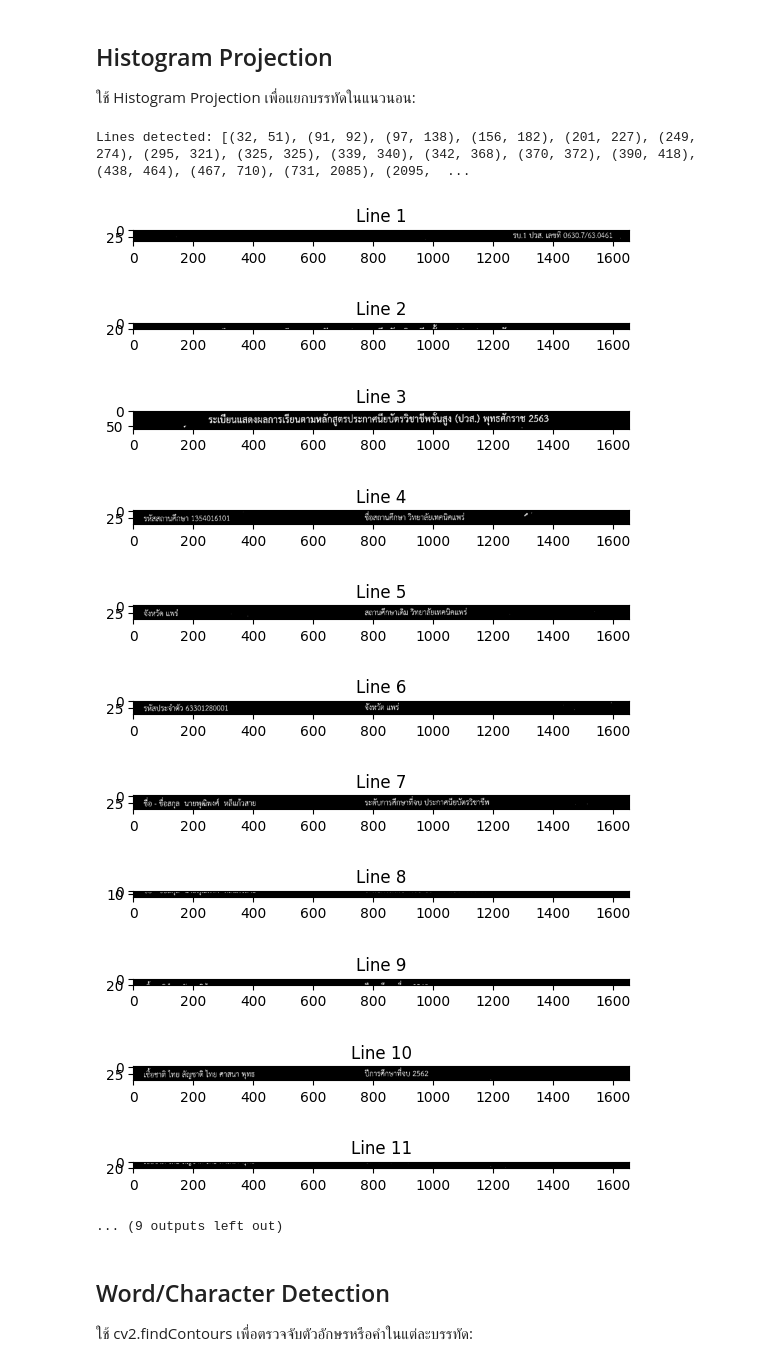
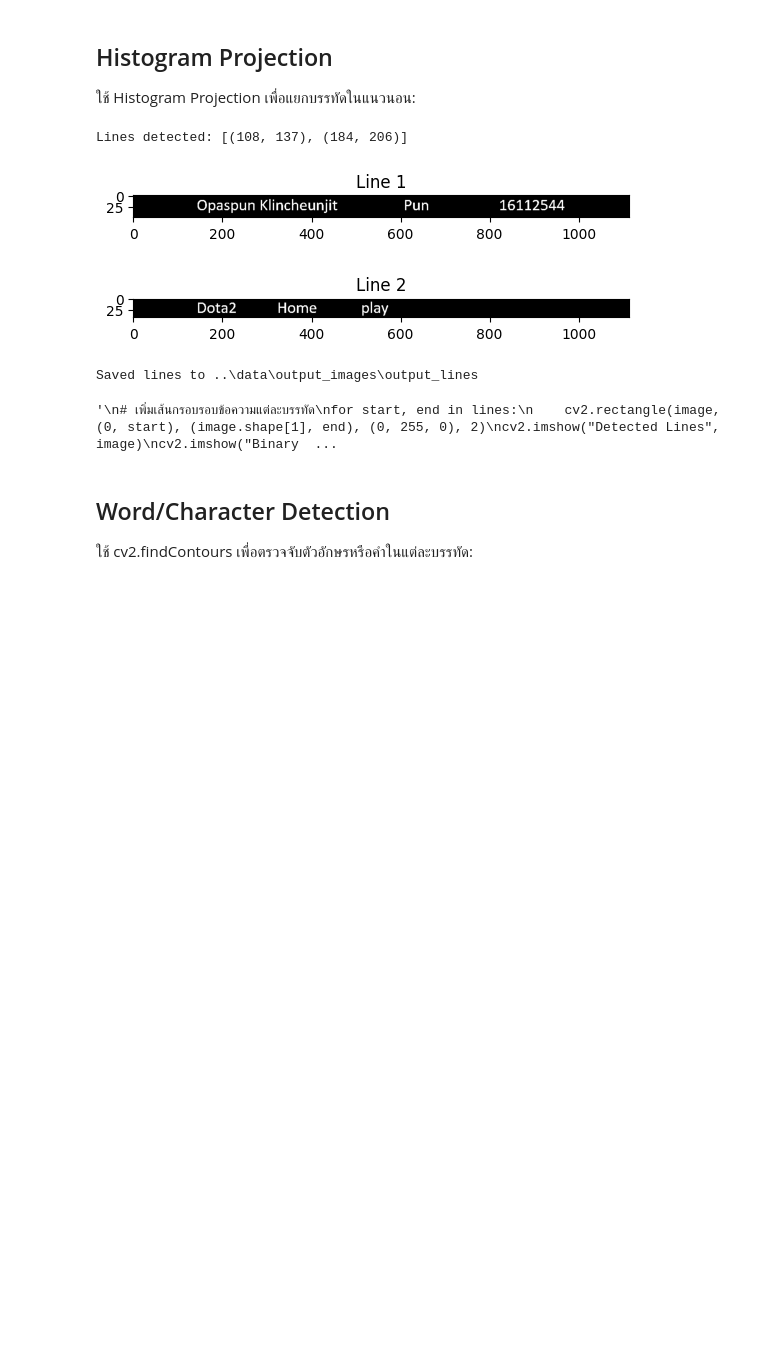
Before and after one commit to kunimpan/ocr-engine-python, a Jupyter notebook: scripts/line_detection_V2.ipynb, the cells around one changed output. Cells and saved outputs as stored; diff of their text form; code cells hidden in the pictures; blank space fills up the shorter version.

```diff
--- a/scripts/line_detection_V2.ipynb
+++ b/scripts/line_detection_V2.ipynb
@@ -18,7 +18,8 @@ output_folder.mkdir(exist_ok=True)
 #image = cv2.imread("../data/test_images/line_detection/test_a_to_z_3.jpg")
 #image = cv2.imread("../data/test_images/line_detection/testAtoZ_1.jpg")
 #image = cv2.imread("../data/test_images/line_detection/0to9_2.jpg")
-image = cv2.imread("../data/test_images/transcript/aun_20240817_0001.jpg")
+#image = cv2.imread("../data/test_images/transcript/aun_20240817_0001.jpg")
+image = cv2.imread("../data/test_images/word_images/word_3.jpg")
 if image is None:
     raise FileNotFoundError("ไม่พบไฟล์ภาพ กรุณาตรวจสอบเส้นทางของไฟล์")
 
@@ -66,46 +67,38 @@ for start, end in lines:
     padded_end = min(binary_image.shape[0], end + padding)
     line_img = binary_image[padded_start:padded_end, :]
     line_images.append(line_img)
 
 for idx, line_img in enumerate(line_images):
     file_path = output_folder / f"line_{idx + 1}.png"
     cv2.imwrite(str(file_path), line_img)
     plt.figure()
     plt.imshow(line_img, cmap="gray")
     plt.title(f"Line {idx + 1}")
     plt.show()
 print(f"Saved lines to {output_folder}")
 
 '''
 # เพิ่มเส้นกรอบรอบข้อความแต่ละบรรทัด
 for start, end in lines:
     cv2.rectangle(image, (0, start), (image.shape[1], end), (0, 255, 0), 2)
 cv2.imshow("Detected Lines", image)
 cv2.imshow("Binary Image", binary_image)
 cv2.waitKey(0)
 cv2.destroyAllWindows()
 
 # การแยกข้อความแต่ละบรรทัดออกเป็นภาพย่อย
 line_images = [binary_image[start:end, :] for start, end in lines]
 for idx, line_img in enumerate(line_images):
     cv2.imshow(f"Line {idx + 1}", line_img)
 cv2.waitKey(0)
 cv2.destroyAllWindows()
 '''
 # %% [output]
-Lines detected: [(32, 51), (91, 92), (97, 138), (156, 182), (201, 227), (249, 274), (295, 321), (325, 325), (339, 340), (342, 368), (370, 372), (390, 418), (438, 464), (467, 710), (731, 2085), (2095,  ...
+Lines detected: [(108, 137), (184, 206)]
-[figure, old version]
+[figure, new version]
-[figure, old version]
+[figure, new version]
-[figure, removed]
-[figure, removed]
-[figure, removed]
-[figure, removed]
-[figure, removed]
-[figure, removed]
-[figure, removed]
-[figure, removed]
-[figure, removed]
-... (9 outputs left out)
+Saved lines to ..\data\output_images\output_lines
+'\n# เพิ่มเส้นกรอบรอบข้อความแต่ละบรรทัด\nfor start, end in lines:\n    cv2.rectangle(image, (0, start), (image.shape[1], end), (0, 255, 0), 2)\ncv2.imshow("Detected Lines", image)\ncv2.imshow("Binary  ...
 # %% [markdown]
 ## Word/Character Detection
 ใช้ cv2.findContours เพื่อตรวจจับตัวอักษรหรือคำในแต่ละบรรทัด:
```
Also changed, not shown: parts of 1 cell of this notebook, 12 other files.
